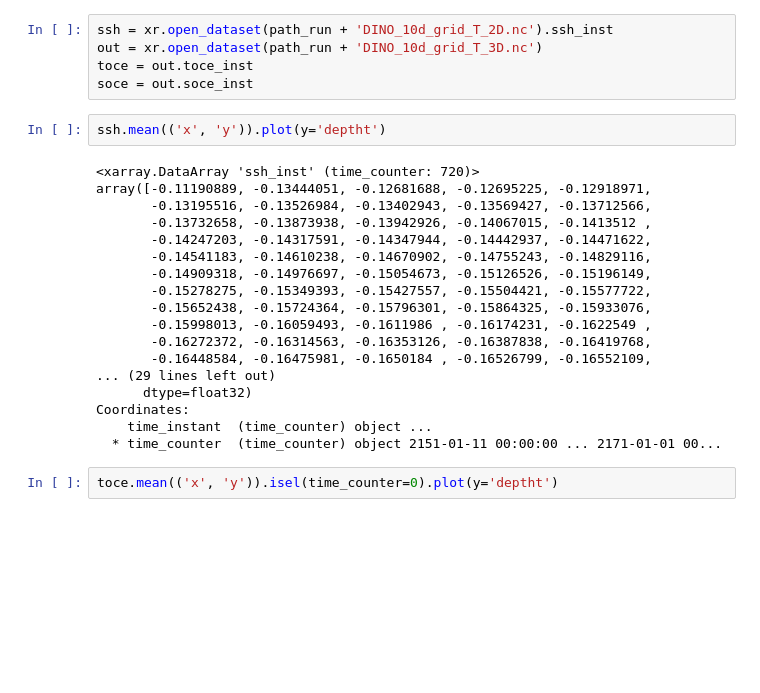
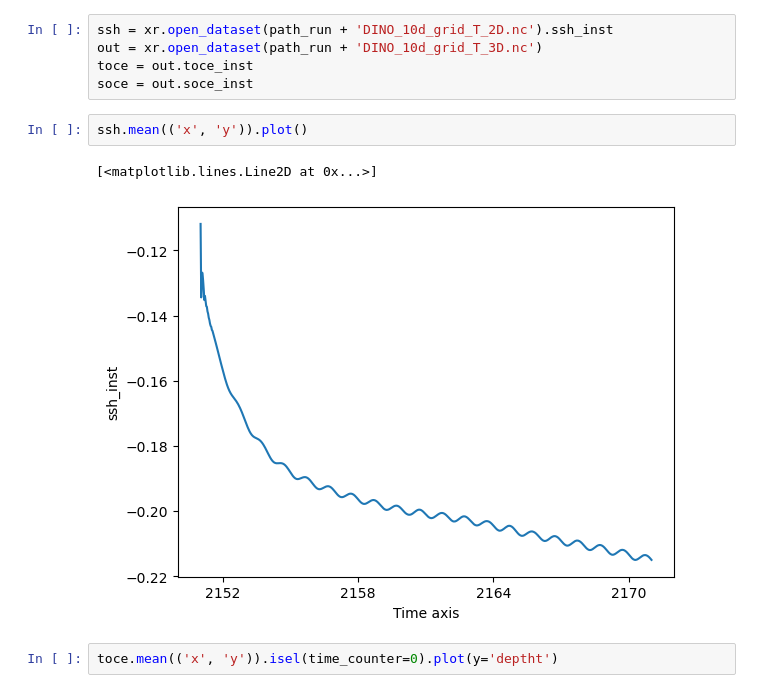
Before and after one commit to Etienne-Meunier/DINO-Fusion, a Jupyter notebook: Diffusion_Model/notebooks/visualise_nc_fields.ipynb, the cells around one changed output. Saved outputs shown, nothing was run; the diff lists cells and outputs as text; blank space fills up the shorter version.

```diff
--- a/Diffusion_Model/notebooks/visualise_nc_fields.ipynb
+++ b/Diffusion_Model/notebooks/visualise_nc_fields.ipynb
@@ -48,25 +48,10 @@ out = xr.open_dataset(path_run + 'DINO_10d_grid_T_3D.nc')
 toce = out.toce_inst
 soce = out.soce_inst
 # %%
-ssh.mean(('x', 'y')).plot(y='deptht')
+ssh.mean(('x', 'y')).plot()
 # %% [output]
-<xarray.DataArray 'ssh_inst' (time_counter: 720)>
-array([-0.11190889, -0.13444051, -0.12681688, -0.12695225, -0.12918971,
-       -0.13195516, -0.13526984, -0.13402943, -0.13569427, -0.13712566,
-       -0.13732658, -0.13873938, -0.13942926, -0.14067015, -0.1413512 ,
-       -0.14247203, -0.14317591, -0.14347944, -0.14442937, -0.14471622,
-       -0.14541183, -0.14610238, -0.14670902, -0.14755243, -0.14829116,
-       -0.14909318, -0.14976697, -0.15054673, -0.15126526, -0.15196149,
-       -0.15278275, -0.15349393, -0.15427557, -0.15504421, -0.15577722,
-       -0.15652438, -0.15724364, -0.15796301, -0.15864325, -0.15933076,
-       -0.15998013, -0.16059493, -0.1611986 , -0.16174231, -0.1622549 ,
-       -0.16272372, -0.16314563, -0.16353126, -0.16387838, -0.16419768,
-       -0.16448584, -0.16475981, -0.1650184 , -0.16526799, -0.16552109,
-... (29 lines left out)
-      dtype=float32)
-Coordinates:
-    time_instant  (time_counter) object ...
-  * time_counter  (time_counter) object 2151-01-11 00:00:00 ... 2171-01-01 00...
+[<matplotlib.lines.Line2D at 0x...>]
+[figure, added]
 # %%
 toce.mean(('x', 'y')).isel(time_counter=0).plot(y='deptht')
 # %% [output]
```
Also changed, not shown: parts of 1 cell of this notebook, 8 other files.
